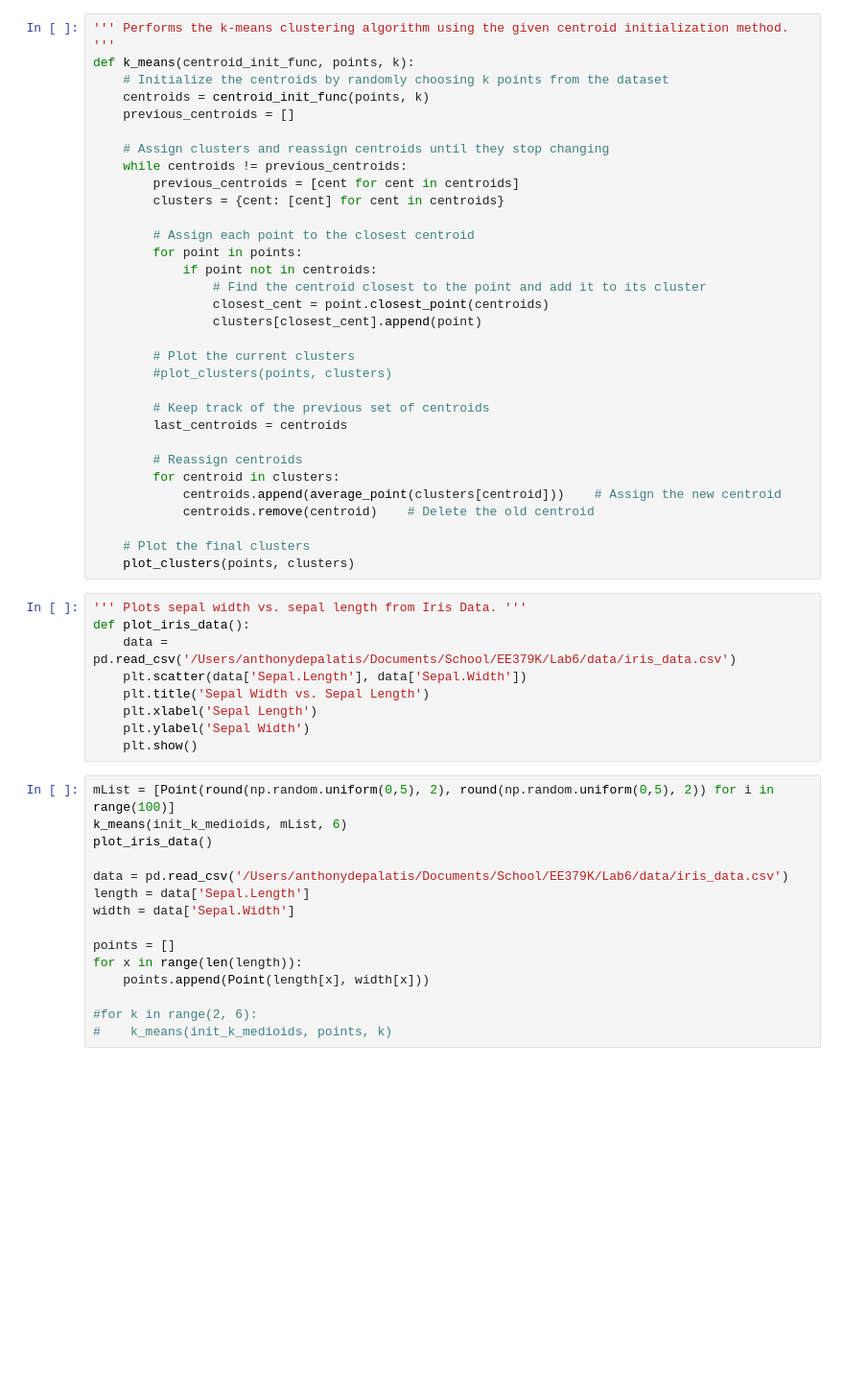
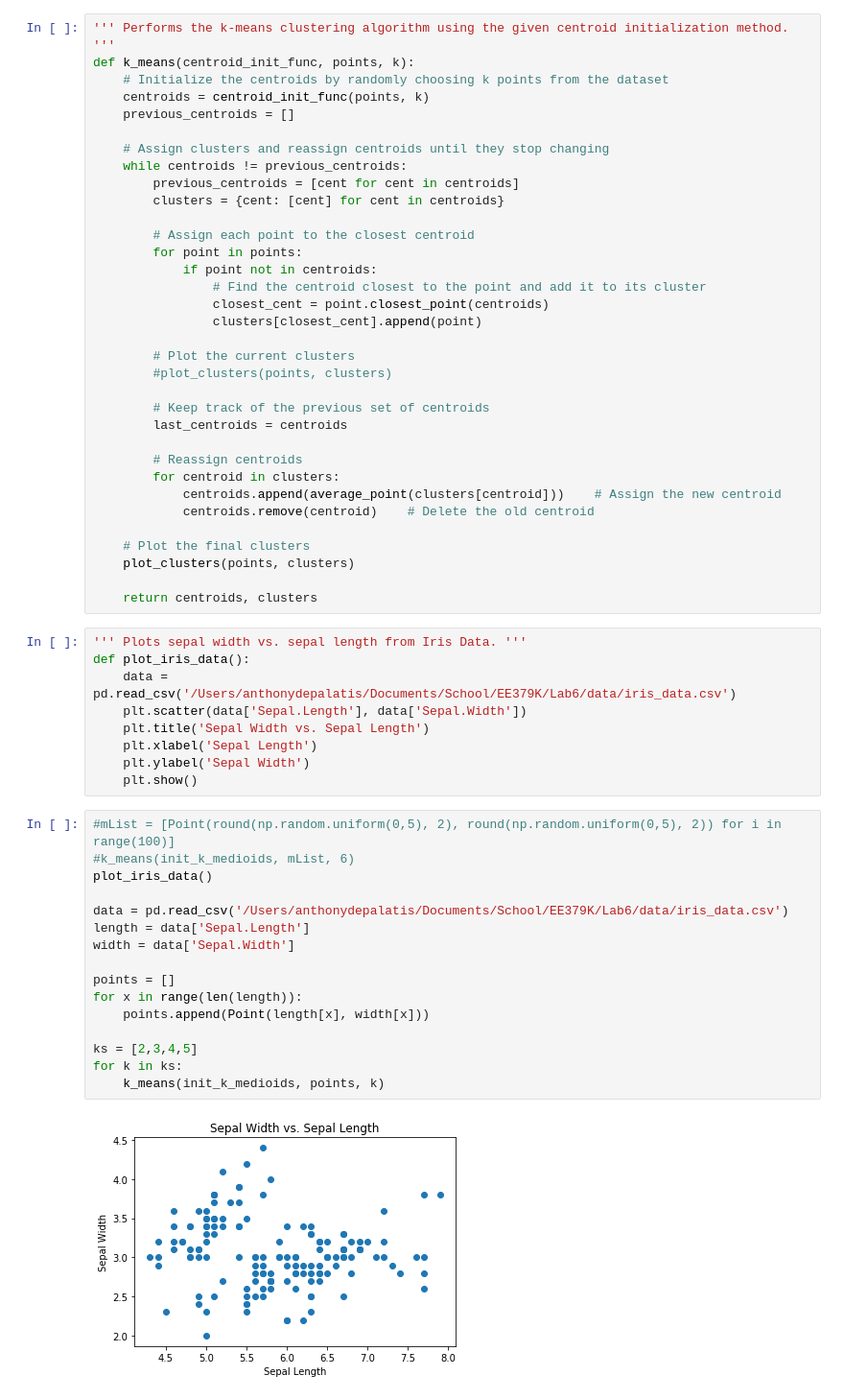
Before and after one commit to adepalatis/EE379K, a Jupyter notebook: Lab6/problem1.ipynb, the cells around one changed output. Shown at 96% size. Saved outputs shown, nothing was run; the diff lists cells and outputs as text; blank space fills up the shorter version.

```diff
--- a/Lab6/problem1.ipynb
+++ b/Lab6/problem1.ipynb
@@ -114,6 +114,8 @@ def k_means(centroid_init_func, points, k):
 
     # Plot the final clusters
     plot_clusters(points, clusters)
+
+    return centroids, clusters
 # %%
 ''' Plots sepal width vs. sepal length from Iris Data. '''
 def plot_iris_data():
@@ -124,17 +126,20 @@ def plot_iris_data():
     plt.ylabel('Sepal Width')
     plt.show()
 # %%
-mList = [Point(round(np.random.uniform(0,5), 2), round(np.random.uniform(0,5), 2)) for i in range(100)]
-k_means(init_k_medioids, mList, 6)
+#mList = [Point(round(np.random.uniform(0,5), 2), round(np.random.uniform(0,5), 2)) for i in range(100)]
+#k_means(init_k_medioids, mList, 6)
 plot_iris_data()
 
 data = pd.read_csv('/Users/anthonydepalatis/Documents/School/EE379K/Lab6/data/iris_data.csv')
 length = data['Sepal.Length']
 width = data['Sepal.Width']
 
 points = []
 for x in range(len(length)):
     points.append(Point(length[x], width[x]))
 
-#for k in range(2, 6):
-#    k_means(init_k_medioids, points, k)
+ks = [2,3,4,5]
+for k in ks:
+    k_means(init_k_medioids, points, k)
+# %% [output]
+[figure, added]
```
Also changed, not shown: parts of 1 cell of this notebook, 11 other files.
